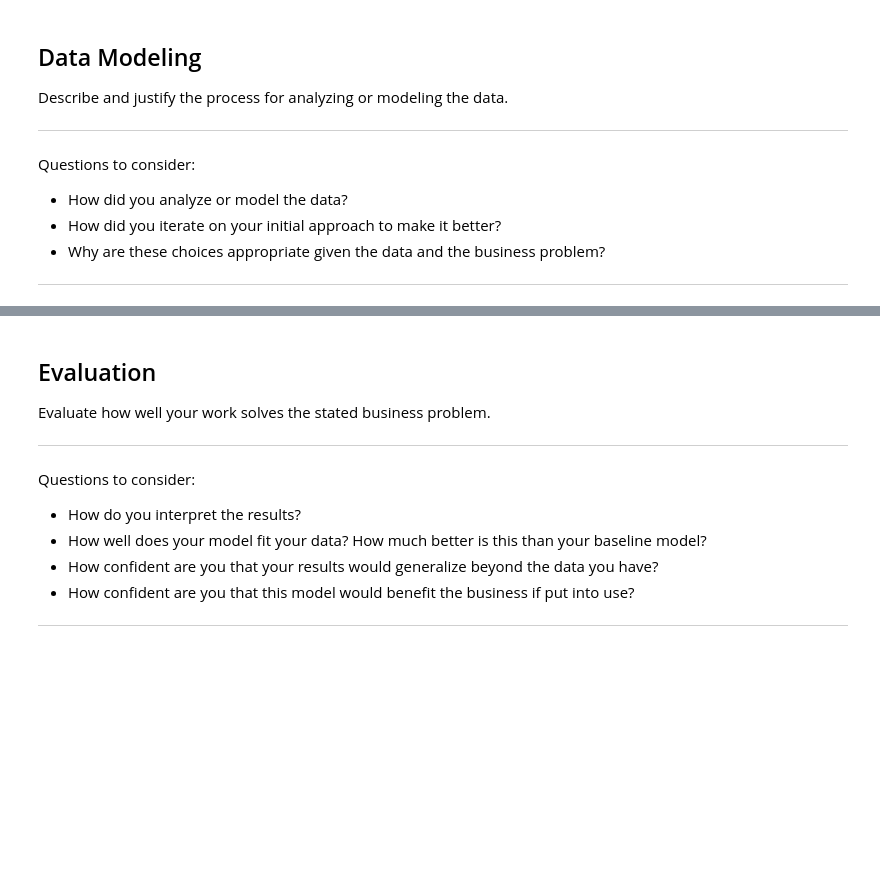
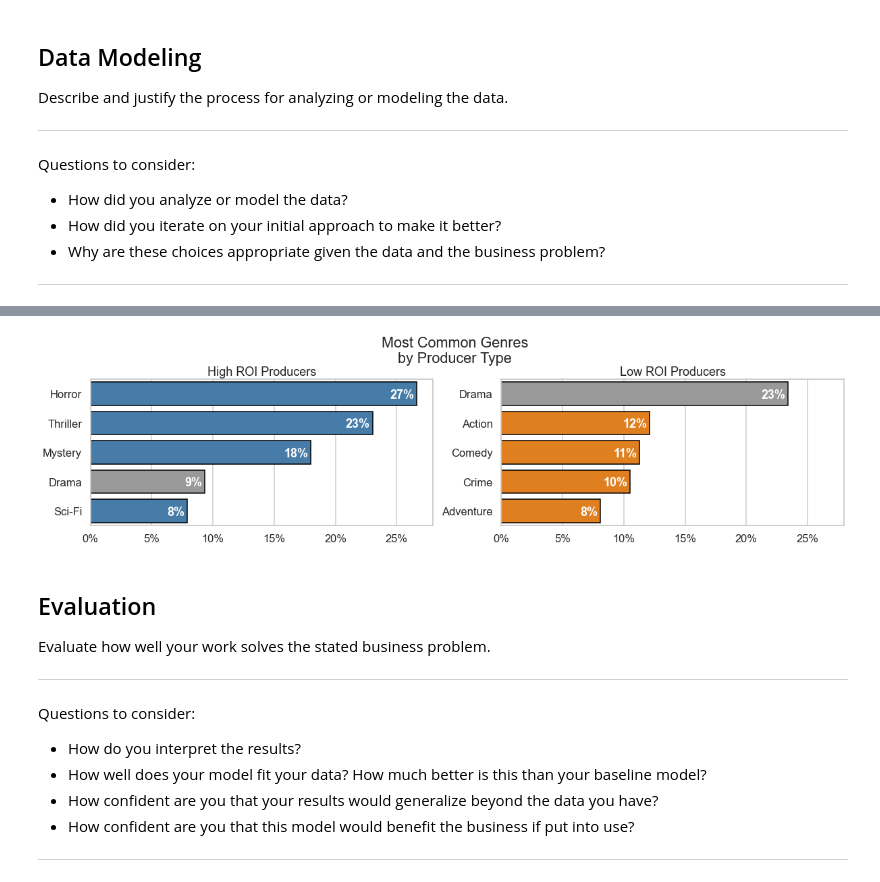
Before and after one commit to rlodetti/Microsoft_Movie_Project, a Jupyter notebook: Published.ipynb, the cells around one changed output, grey strips where cells are left out. Saved outputs shown, nothing was run; the diff lists cells and outputs as text; code cells hidden in the pictures; blank space fills up the shorter version.

```diff
--- a/Published.ipynb
+++ b/Published.ipynb
@@ -120,3 +154,7 @@ Questions to consider:
+# %%
+viz.producer_genre(movies)
+# %% [output]
+[figure, added]
 # %% [markdown]
 ## Evaluation
 Evaluate how well your work solves the stated business problem.
```
Also changed, not shown: parts of 20 cells of this notebook, 9 other files.
